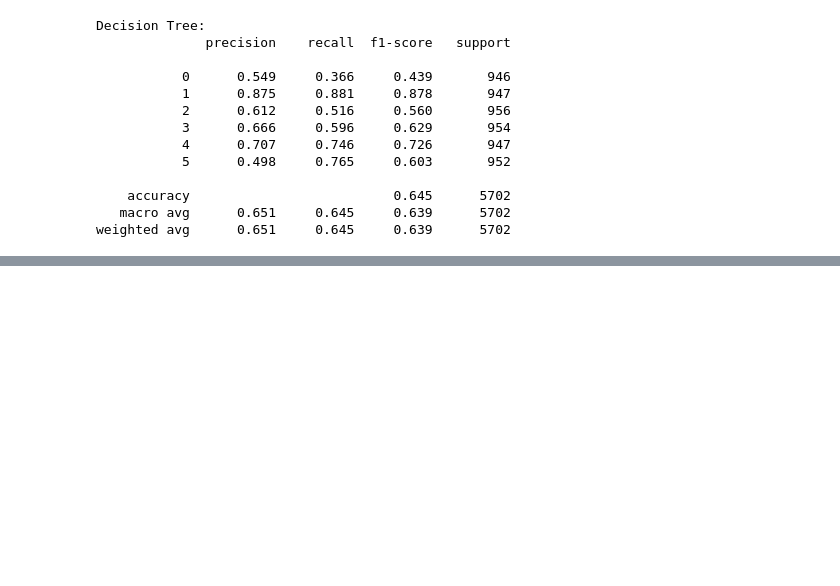
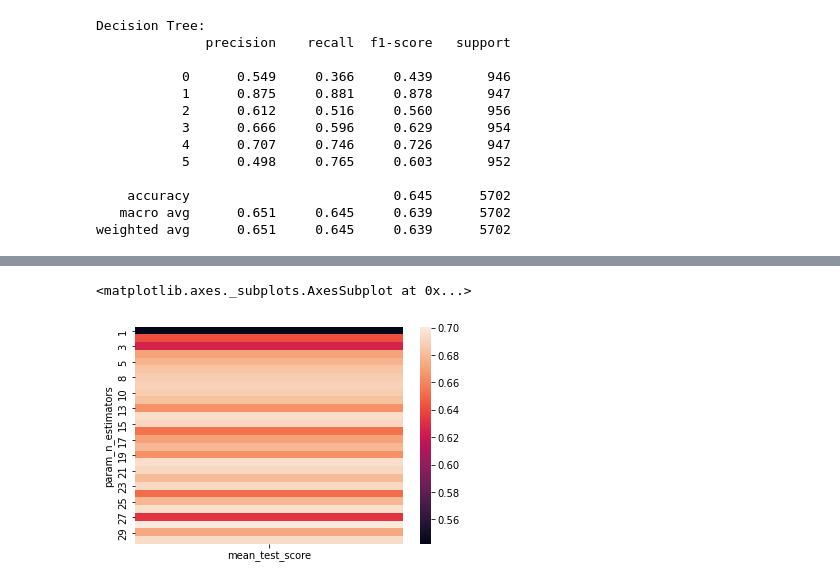
Before and after one commit to daniyalmaroufi/AI_Course, a Jupyter notebook: CA4/CA4.ipynb, the cells around one changed output, grey strips where cells are left out. Cells and saved outputs as stored; diff of their text form; code cells hidden in the pictures; blank space fills up the shorter version.

```diff
--- a/CA4/CA4.ipynb
+++ b/CA4/CA4.ipynb
@@ -491,0 +641,12 @@ weighted avg      0.651     0.645     0.639      5702
+# %%
+import numpy as np
+from sklearn.model_selection import RandomizedSearchCV
+from sklearn.model_selection import cross_val_score
+
+random_search = {'max_depth':list(np.linspace(1,30,30,dtype=int))+[None],
+               'min_samples_leaf':list(np.linspace(1,30,30,dtype=int)),
+               'n_estimators':list(np.linspace(1,30,30,dtype=int))}
+
+clf=RandomForestClassifier()
+model=RandomizedSearchCV(estimator=clf,param_distributions=random_search,n_iter=80,cv=4,verbose=True)
+model.fit(x_train,y_train)
@@ -491,0 +673,8 @@ weighted avg      0.651     0.645     0.639      5702
+# %%
+table = pd.pivot_table(pd.DataFrame(model.cv_results_),
+    values='mean_test_score', index='param_n_estimators')
+
+sns.heatmap(table)
+# %% [output]
+<matplotlib.axes._subplots.AxesSubplot at 0x...>
+[figure, added]
```
Also changed, not shown: parts of 14 cells of this notebook.
